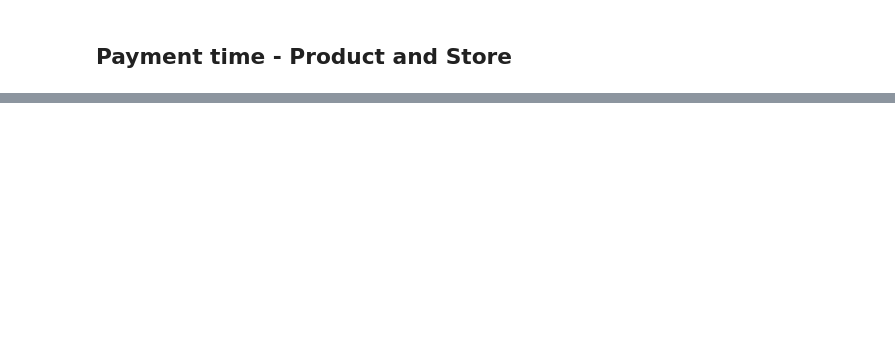
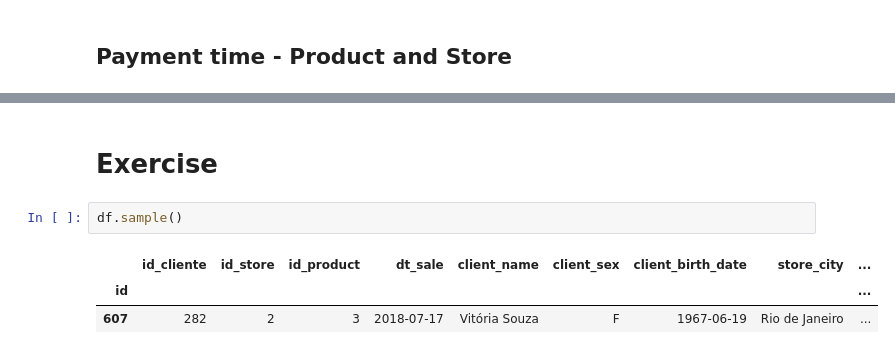
Before and after one commit to black-dev-x/pandas-cookbook, a Jupyter notebook: data-analysis/analysis.ipynb, the cells around one changed output, grey strips where cells are left out. Saved outputs shown, nothing was run; the diff lists cells and outputs as text; blank space fills up the shorter version.

```diff
--- a/data-analysis/analysis.ipynb
+++ b/data-analysis/analysis.ipynb
@@ -302,0 +712,8 @@ plt.show()
+# %% [markdown]
+# Exercise
+# %%
+df.sample()
+# %% [output]
+|  | id_cliente | id_store | id_product | dt_sale | client_name | client_sex | client_birth_date | store_city | ... |
+| id |  |  |  |  |  |  |  |  | ... |
+| 607 | 282 | 2 | 3 | 2018-07-17 | Vitória Souza | F | 1967-06-19 | Rio de Janeiro | ... |
```
Also changed, not shown: parts of 69 cells of this notebook.
